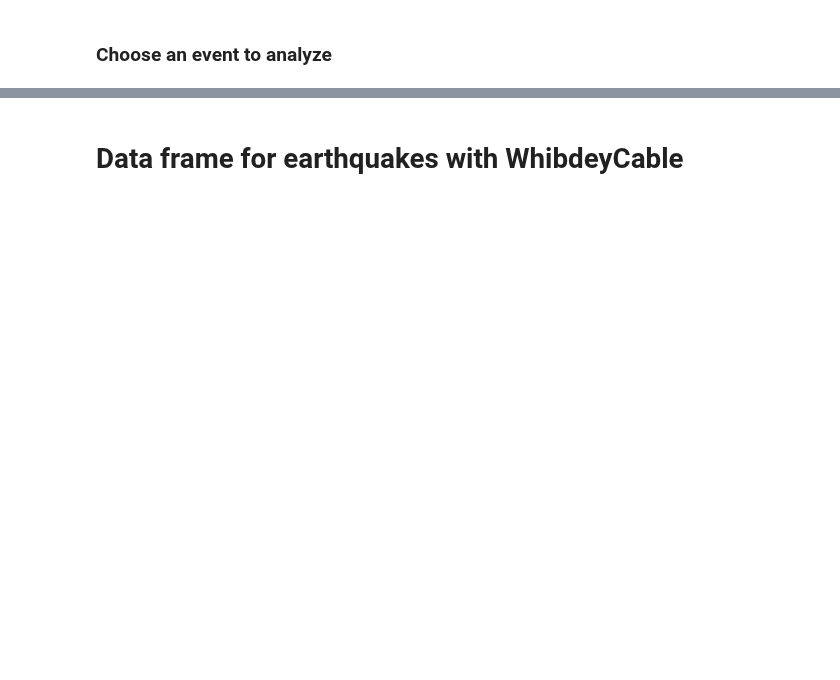
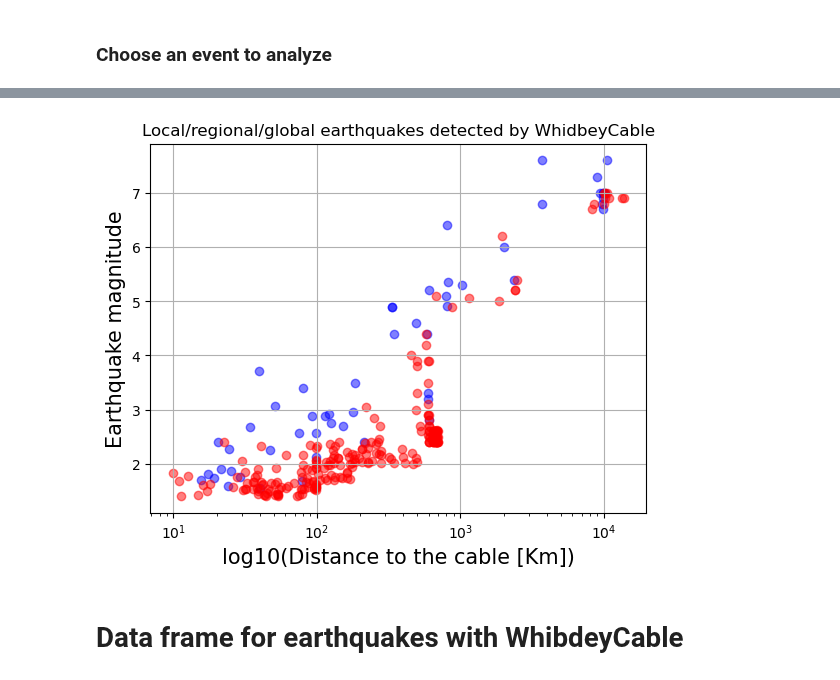
Before and after one commit to bradlipovsky/das-stuff, a Jupyter notebook: whidbey-localquakesplotdataframeMarch.ipynb, the cells around one changed output, grey strips where cells are left out. Saved outputs shown, nothing was run; the diff lists cells and outputs as text; code cells hidden in the pictures; blank space fills up the shorter version.

```diff
--- a/whidbey-localquakesplotdataframeMarch.ipynb
+++ b/whidbey-localquakesplotdataframeMarch.ipynb
@@ -143,3 +62,7 @@ dff4
 dff5=pd.read_csv('Catalogwhidbey199to17.csv')
 dff6=pd.read_csv('Catalogwhidbey169to14.csv')
 dff7=pd.read_csv('Catalogwhidbeyglobal67plus.csv')
+dff8=pd.read_csv('Catalogwhidbey50to6692500km.csv')
+# %%
+testconcat =  pd.concat([df0,df,dff1,dff2,dff3,dff4,dff5,dff6,dff7,dff8], ignore_index = True)
+testconcat.shape
@@ -145,0 +76,4 @@ dff7=pd.read_csv('Catalogwhidbeyglobal67plus.csv')
+# %%
+cleandata_2 = testconcat.drop_duplicates()
+
+cleandata_2.shape
@@ -145,0 +82,3 @@ dff7=pd.read_csv('Catalogwhidbeyglobal67plus.csv')
+# %%
+sele_rowcleandata = cleandata_2[cleandata_2.detect_das =='TRUE']
+nosele_rowcleandata = cleandata_2[cleandata_2.detect_das =='FALSE']
@@ -146,3 +102,16 @@ dff7=pd.read_csv('Catalogwhidbeyglobal67plus.csv')
+# %%
+ax=plt.plot(figsize=(25,25))
+a=0.5
+ax=plt.scatter(sele_rowcleandata.Location, sele_rowcleandata.Magnitud,c='b', s=None, marker='o', alpha=a)
+ax=plt.scatter(nosele_rowcleandata.Location, nosele_rowcleandata.Magnitud,c='r', s=None, marker='o', alpha=a)
+ax=plt.xscale('log')
+ax=plt.ylabel('Earthquake magnitude', fontsize=15);
+ax=plt.xlabel('log10(Distance to the cable [Km])',fontsize=15)
+ax=plt.grid()
+ax=plt.title('Local/regional/global earthquakes detected by WhidbeyCable')
+ax=plt.show()
+# %% [output]
+[figure, added]
 # %%
 selected_rows0 = df0[df0.detect_das == 'TRUE']
 noselected_rows0 = df0[df0.detect_das == 'FALSE']
```
Also changed, not shown: parts of 13 cells of this notebook.
